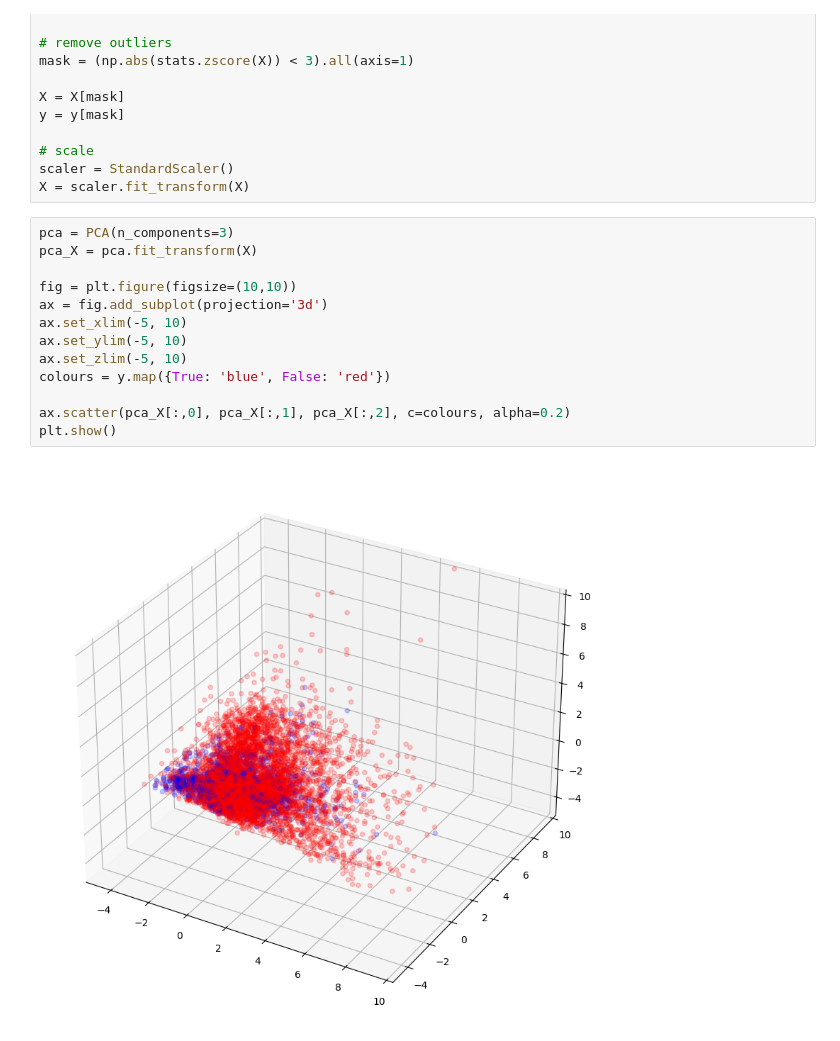
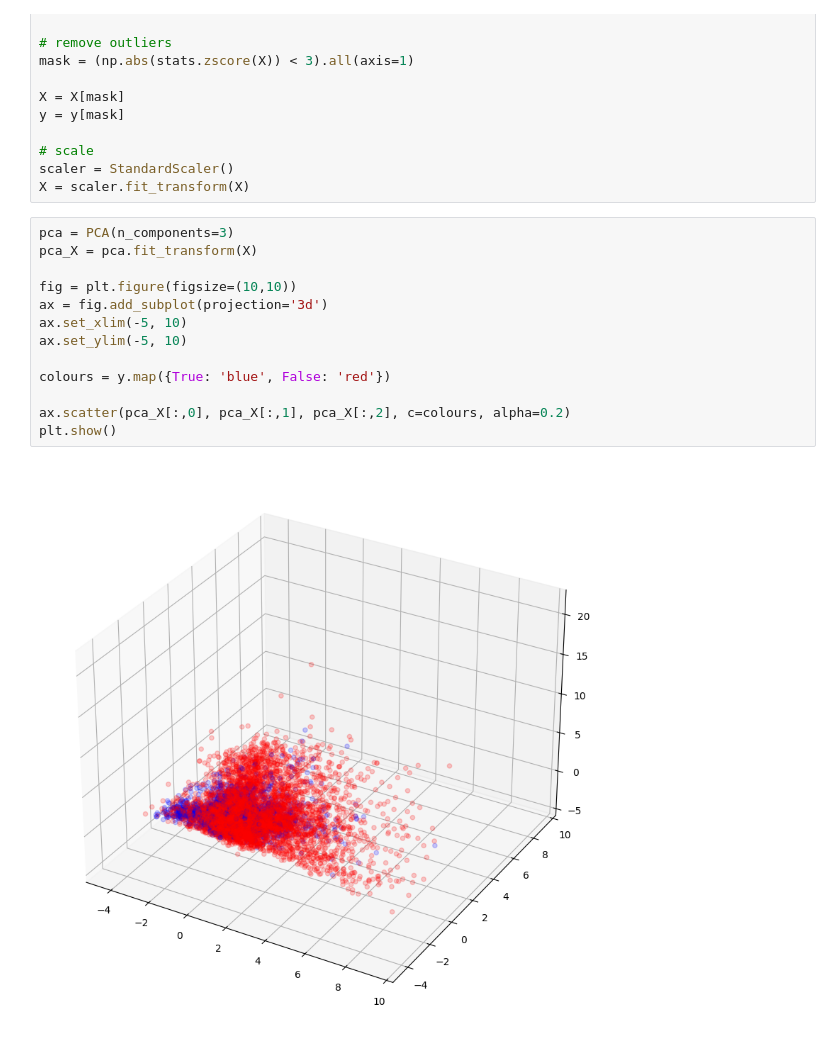
Before and after one commit to russpenska/spaceapps-exoplanets, a Jupyter notebook: src/pca.ipynb, the cells around one changed output. Saved outputs shown, nothing was run; the diff lists cells and outputs as text.

```diff
--- a/src/pca.ipynb
+++ b/src/pca.ipynb
@@ -37,15 +34,15 @@ X = scaler.fit_transform(X)
 # %%
 pca = PCA(n_components=3)
 pca_X = pca.fit_transform(X)
 
 fig = plt.figure(figsize=(10,10))
 ax = fig.add_subplot(projection='3d')
 ax.set_xlim(-5, 10)
 ax.set_ylim(-5, 10)
-ax.set_zlim(-5, 10)
+
 colours = y.map({True: 'blue', False: 'red'})
 
 ax.scatter(pca_X[:,0], pca_X[:,1], pca_X[:,2], c=colours, alpha=0.2)
 plt.show()
 # %% [output]
-[figure, old version]
+[figure, new version]
```
Also changed, not shown: parts of 1 cell of this notebook, 1 other file.
